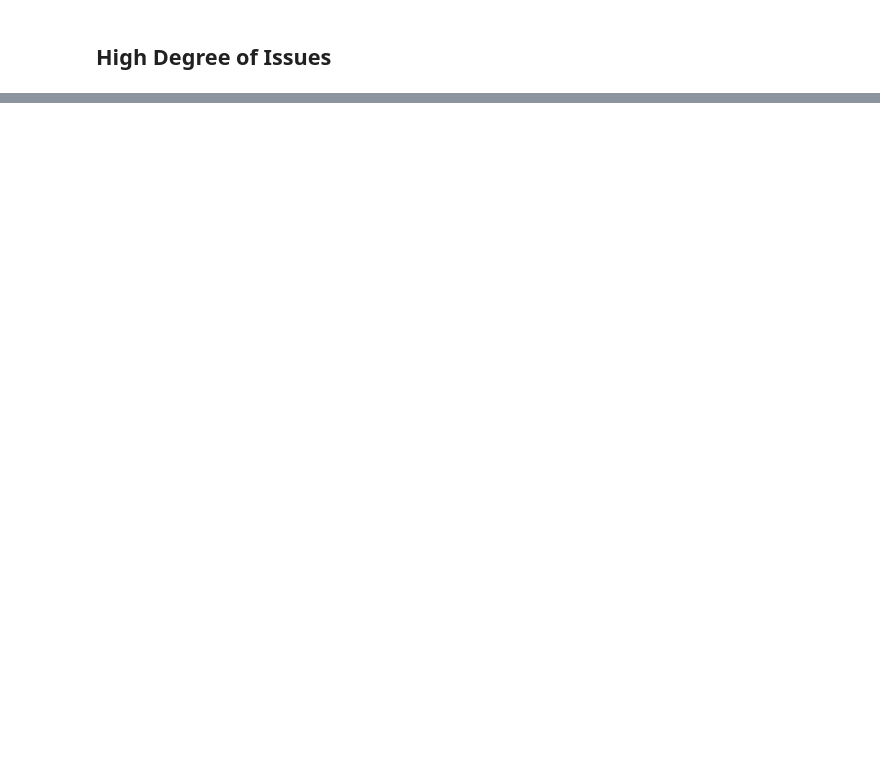
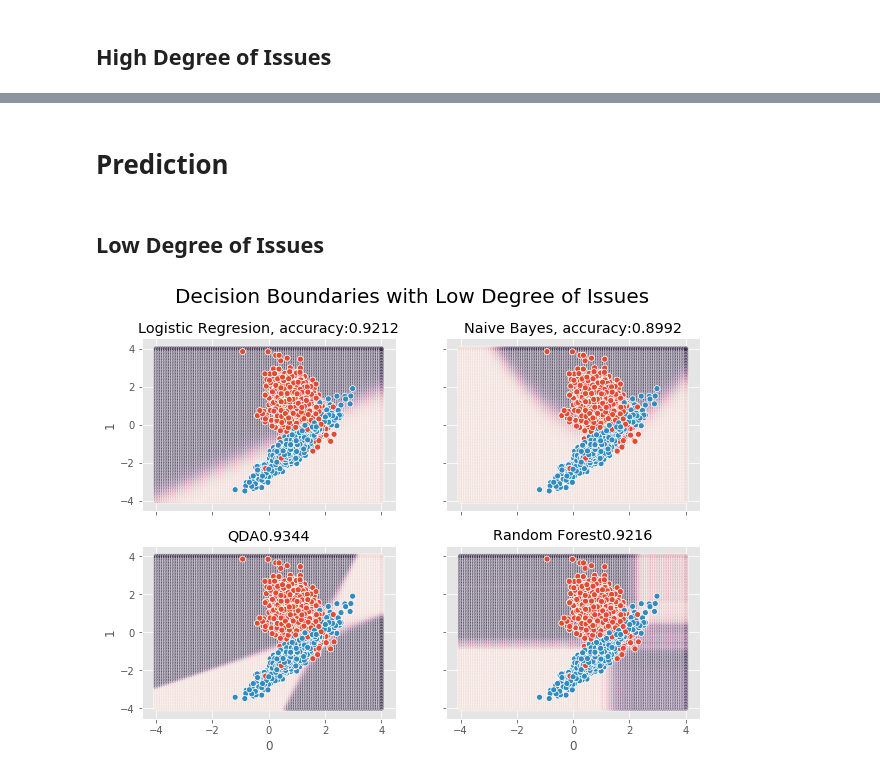
Before and after one commit to areichel90/DS5220-NaiveBayes, a Jupyter notebook: Combined Issues.ipynb, the cells around one changed output, grey strips where cells are left out. Saved outputs shown, nothing was run; the diff lists cells and outputs as text; code cells hidden in the pictures; blank space fills up the shorter version.

```diff
--- a/Combined Issues.ipynb
+++ b/Combined Issues.ipynb
@@ -203,0 +237,61 @@ plt.show()
+# %% [markdown]
+# Prediction
+# %% [markdown]
+## Low Degree of Issues
+# %%
+#Setup for low issues
+test_X = X_test_low
+test_Y = Y_test_low
+train_X = X_train_low
+train_Y = Y_train_low
+#Generate grid of data points to show prediction
+x = y = np.linspace(-4,4,100)
+df = pd.DataFrame(np.array(np.meshgrid(x,y)).T.reshape(-1,2))
+df = df.rename(index=int, columns={0: "X1", 1: "X2"})
+
+#Plotting
+fig, ax = plt.subplots(2, 2, sharex='col', sharey='row')
+fig.set_size_inches(10, 7)
+plt.suptitle("Decision Boundaries with Low Degree of Issues", fontsize=20)
+
+#Predict with Logistic Regression
+lr = LogisticRegression(random_state=0, solver='lbfgs').fit(train_X, train_Y)
+df["PredictionLR"] = lr.predict_proba(df.iloc[:,:2].values)[:,0]
+tn, fp, fn, tp = confusion_matrix(test_Y,lr.predict(test_X)).ravel()
+
+ax[0][0].set_title("Logistic Regresion, accuracy:"+str(((tp+tn)/(tn+fp+fn+tp))))
+sns.scatterplot(x="X1",y="X2",hue="PredictionLR", data=df, alpha=.6,s=30,ax=ax[0][0])
+sns.scatterplot(x=X_test_low[0],y=X_test_low[1],hue=Y_test_low, ax=ax[0][0])
+ax[0][0].get_legend().remove()
+
+#Predict with NB
+nb = GaussianNB().fit(train_X, train_Y)
+df["PredictionNB"] = nb.predict_proba(df.iloc[:,:2].values)[:,0]
+tn, fp, fn, tp = confusion_matrix(test_Y,nb.predict(test_X)).ravel()
+
+ax[0][1].set_title("Naive Bayes, accuracy:"+str(((tp+tn)/(tn+fp+fn+tp))))
+sns.scatterplot(x="X1",y="X2",hue="PredictionNB", data=df, alpha=.6,s=30,ax=ax[0][1])
+sns.scatterplot(x=X_test_low[0],y=X_test_low[1],hue=Y_test_low, ax=ax[0][1])
+ax[0][1].get_legend().remove()
+
+#Predict w/ QDA
+qda = QuadraticDiscriminantAnalysis().fit(train_X, train_Y)
+df["PredictionQDA"] = qda.predict_proba(df.iloc[:,:2].values)[:,0]
+tn, fp, fn, tp = confusion_matrix(test_Y,qda.predict(test_X)).ravel()
+
+ax[1][0].set_title("QDA"+str(((tp+tn)/(tn+fp+fn+tp))))
+sns.scatterplot(x="X1",y="X2",hue="PredictionQDA", data=df, alpha=.6,s=30,ax=ax[1][0])
+sns.scatterplot(x=X_test_low[0],y=X_test_low[1],hue=Y_test_low, ax=ax[1][0])
+ax[1][0].get_legend().remove()
+
+#Predict w/ Random Forest
+rf = RandomForestClassifier(n_estimators = 100).fit(train_X, train_Y)
+df["PredictionRF"] = rf.predict_proba(df.iloc[:,:2].values)[:,0]
+tn, fp, fn, tp = confusion_matrix(test_Y,rf.predict(test_X)).ravel()
+
+ax[1][1].set_title("Random Forest"+str(((tp+tn)/(tn+fp+fn+tp))))
+sns.scatterplot(x="X1",y="X2",hue="PredictionRF", data=df, alpha=.6,s=30,ax=ax[1][1])
+sns.scatterplot(x=X_test_low[0],y=X_test_low[1],hue=Y_test_low, ax=ax[1][1])
+ax[1][1].get_legend().remove()
+# %% [output]
+[figure, added]
```
Also changed, not shown: parts of 11 cells of this notebook.
